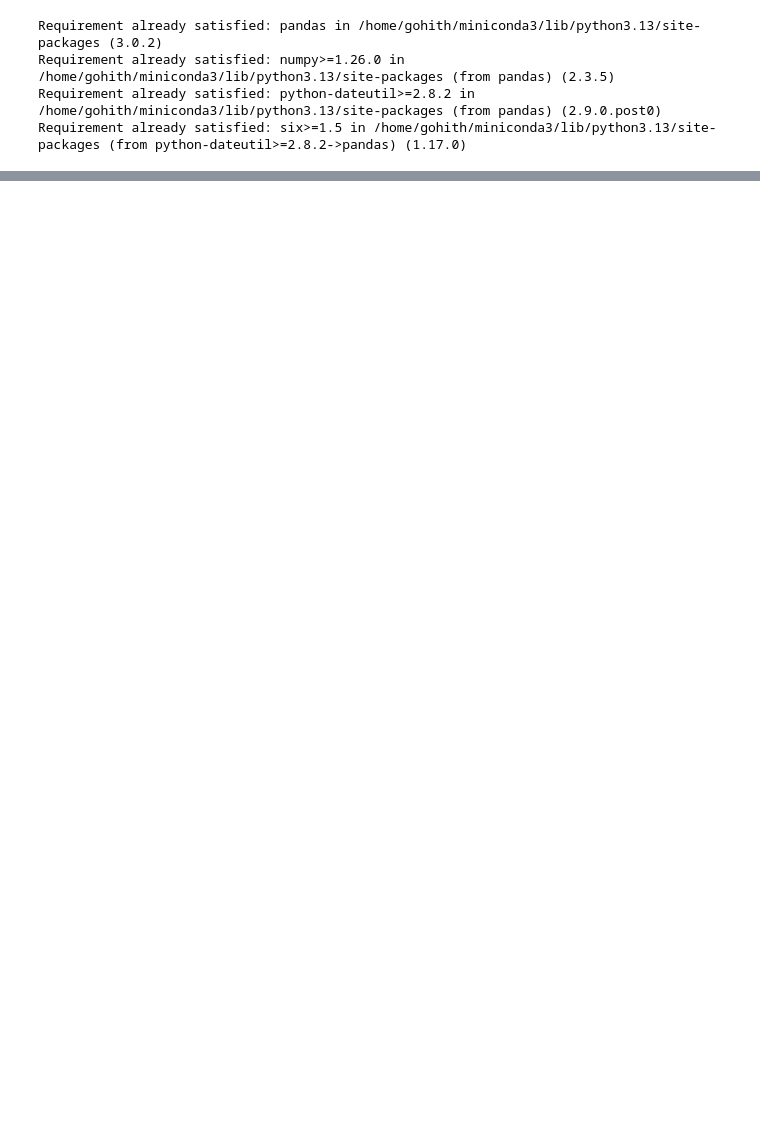
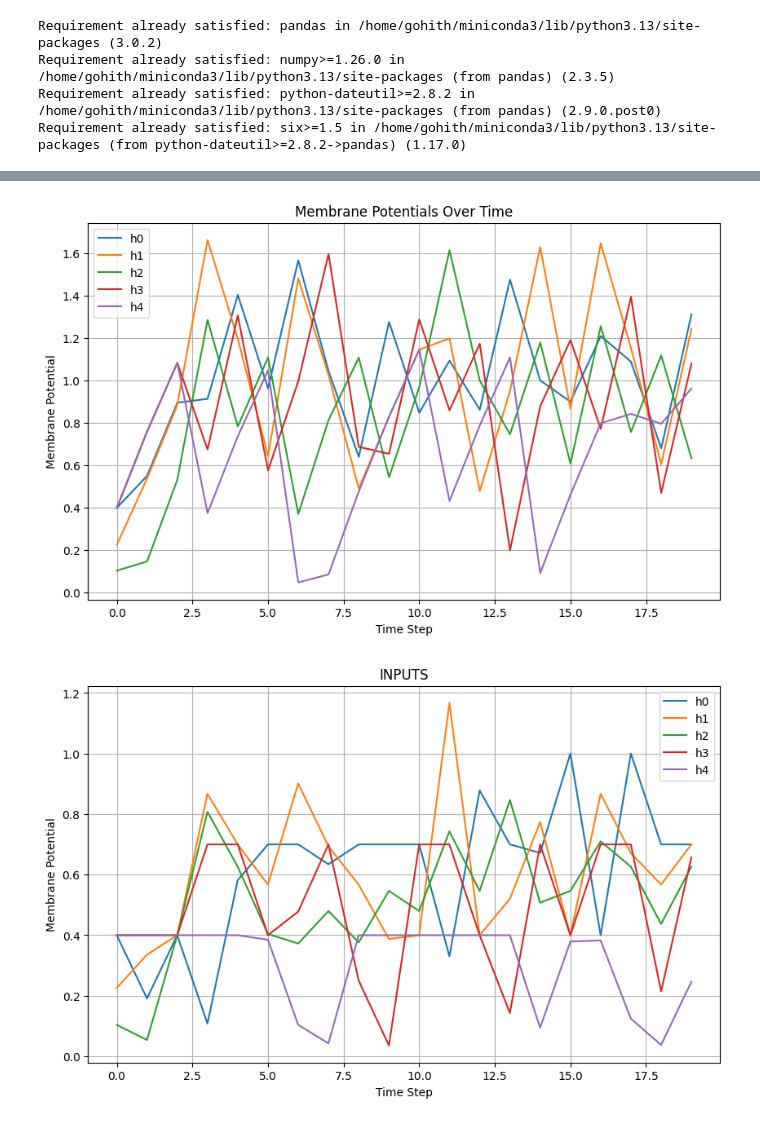
Before and after one commit to JeffOfTheSixPaths/Liquid-State-Machines, a Jupyter notebook: lif.ipynb, the cells around one changed output, grey strips where cells are left out. Cells and saved outputs as stored; diff of their text form; code cells hidden in the pictures; blank space fills up the shorter version.

Commit message:
Neurons working well

```diff
--- a/lif.ipynb
+++ b/lif.ipynb
@@ -117,5 +120,18 @@ if do:
 # %%
+num_neurons = 5
+neurons = init_neurons(num_neurons)
+make_connections(neurons, num_connections = 2)
+
+do = True
+if do:
+    print(neurons)
+    for i in neurons:
+        print(i, i.connections)
+
 time_steps = 20
-for _ in time_steps:
+for _ in range(time_steps):
     for i, n in enumerate(neurons):
+        n.receive_spike(min(np.random.random(), 0.4))
+        n.time_step()
+        n.send_spike()
 # %% [output]
@@ -122,0 +167,36 @@ for _ in time_steps:
+# %%
+plt.figure(figsize=(10, 6))
+for i, n in enumerate(neurons):
+    plt.plot([x["mem"] for x in n.history], label=f'h{i}')
+
+plt.xlabel('Time Step')
+plt.ylabel('Membrane Potential')
+plt.title('Membrane Potentials Over Time')
+plt.legend()
+plt.grid(True)
+plt.show()
+
+plt.figure(figsize=(10, 6))
+for i, n in enumerate(neurons):
+    plt.plot([x["input"] for x in n.history], label=f'h{i}')
+
+plt.xlabel('Time Step')
+plt.ylabel('Membrane Potential')
+plt.title('INPUTS')
+plt.legend()
+plt.grid(True)
+plt.show()
+
+plt.figure(figsize=(10, 6))
+for i, n in enumerate(neurons):
+    plt.plot([x["spike"] for x in n.history], label=f'h{i}')
+
+plt.xlabel('Time Step')
+plt.ylabel('Membrane Potential')
+plt.title('SPIKES')
+plt.legend()
+plt.grid(True)
+plt.show()
+# %% [output]
+[figure, added]
+[figure, added]
```
Also changed, not shown: parts of 10 cells of this notebook.
